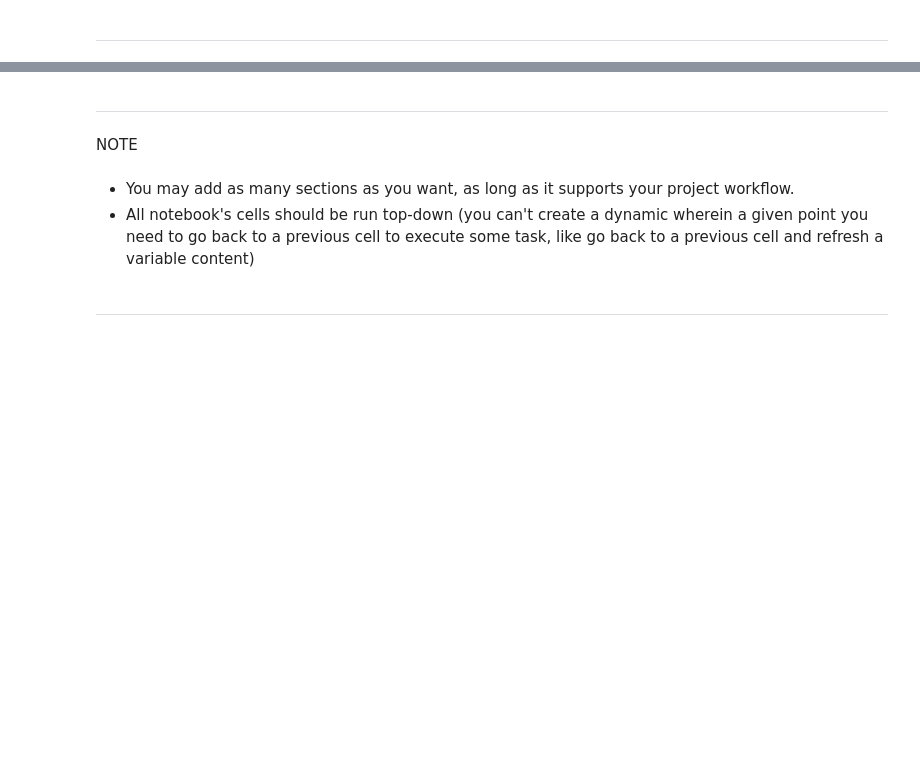
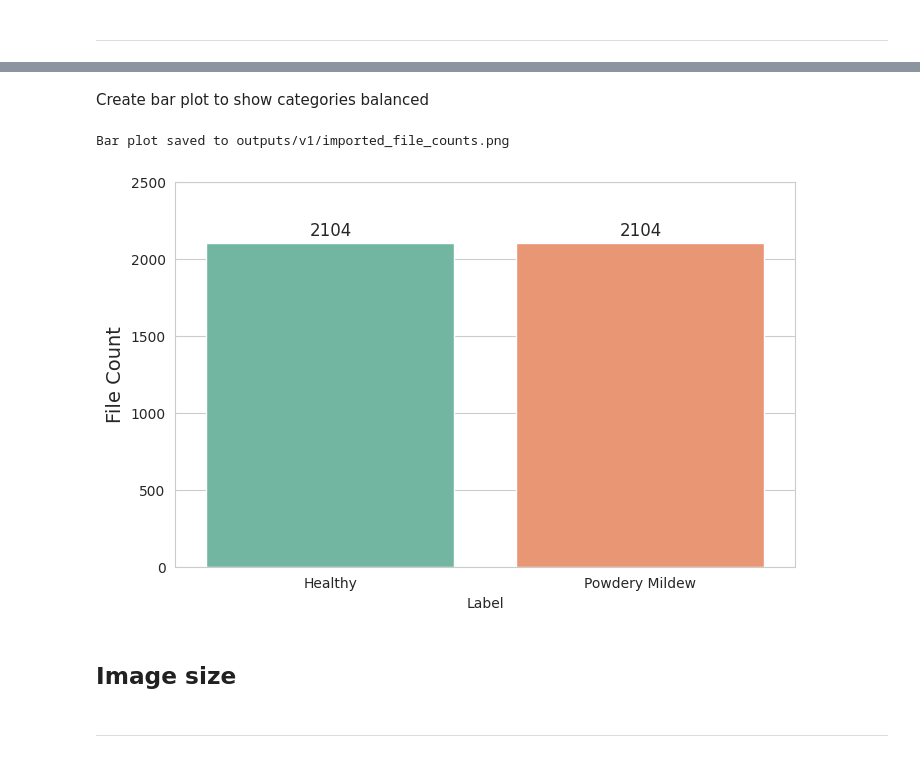
Before and after one commit to Annytomica/cherry-mildew-detector, a Jupyter notebook: jupyter_notebooks/01 - Data_Collection.ipynb, the cells around one changed output, grey strips where cells are left out. Drawn from its saved outputs; the diff is of its cells as text; code cells hidden in the pictures; blank space fills up the shorter version.

Commit message:
feat(EDA):data import inspection

```diff
--- a/jupyter_notebooks/01 - Data_Collection.ipynb
+++ b/jupyter_notebooks/01 - Data_Collection.ipynb
@@ -52,0 +60,9 @@ current_dir
+# %%
+version = 'v1' # change version number for each iteration
+file_path = f'outputs/{version}'
+
+if 'outputs' in os.listdir(current_dir) and version in os.listdir(current_dir + '/outputs'):
+    print('This version is already available - create a new version if required.')
+    pass
+else:
+    os.makedirs(name=file_path)
@@ -124,0 +144,3 @@ Section 2 content
+# %%
+healthy_dir = "inputs/datasets/raw/cherry-leaves/healthy"
+infected_dir = "inputs/datasets/raw/cherry-leaves/powdery_mildew"
@@ -125,9 +197,56 @@ Section 2 content
+# %% [markdown]
+Create bar plot to show categories balanced
+# %%
+# Define the file counts for each label
+label_counts = {"Healthy": len(healthy_files), "Powdery Mildew": len(infected_files)}
+
+# Convert the label counts to a DataFrame
+data = pd.DataFrame({
+    "Label": list(label_counts.keys()),
+    "File Count": list(label_counts.values())
+})
+
+# Set Seaborn style
+sns.set_style("whitegrid")
+
+# Create the bar plot
+plt.figure(figsize=(8, 5))
+sns.barplot(
+    data=data,
+    x="Label",
+    y="File Count",
+    hue = "Label",
+    #Legend = "False",
+    palette="Set2",  # Set custom colors
+    #edgecolor="black"  # Add borders to bars
+)
+
+# Add title and labels
+# plt.title("File Counts by Label", fontsize=16)
+# plt.xlabel("Category", fontsize=14)
+plt.ylabel("File Count", fontsize=14)
+plt.ylim(0, 2500)  # Set y-axis limit
+
+# Add text annotations on the bars
+for i, count in enumerate(data["File Count"]):
+    plt.text(i, count + 50, str(count), ha='center', fontsize=12)
+
+# Option to save the plot as a PNG file if required
+save_plot = input("Do you want to save this plot? (yes/no): ").strip().lower()
+
+if save_plot == "yes":
+    output_path = os.path.join(file_path, "imported_file_counts.png")
+    plt.savefig(output_path, bbox_inches="tight")
+    print(f"Bar plot saved to {output_path}")
+else:
+    print("Plot not saved.")
+
+# Show the plot to visualize
+plt.show()
+# %% [output]
+Bar plot saved to outputs/v1/imported_file_counts.png
+[figure, added]
+# %% [markdown]
+## Image size
 # %% [markdown]
 ---
-# %% [markdown]
-NOTE
-# %% [markdown]
-* You may add as many sections as you want, as long as it supports your project workflow.
-* All notebook's cells should be run top-down (you can't create a dynamic wherein a given point you need to go back to a previous cell to execute some task, like go back to a previous cell and refresh a variable content)
-# %% [markdown]
----
```
Also changed, not shown: parts of 23 cells of this notebook, 1 other file.
